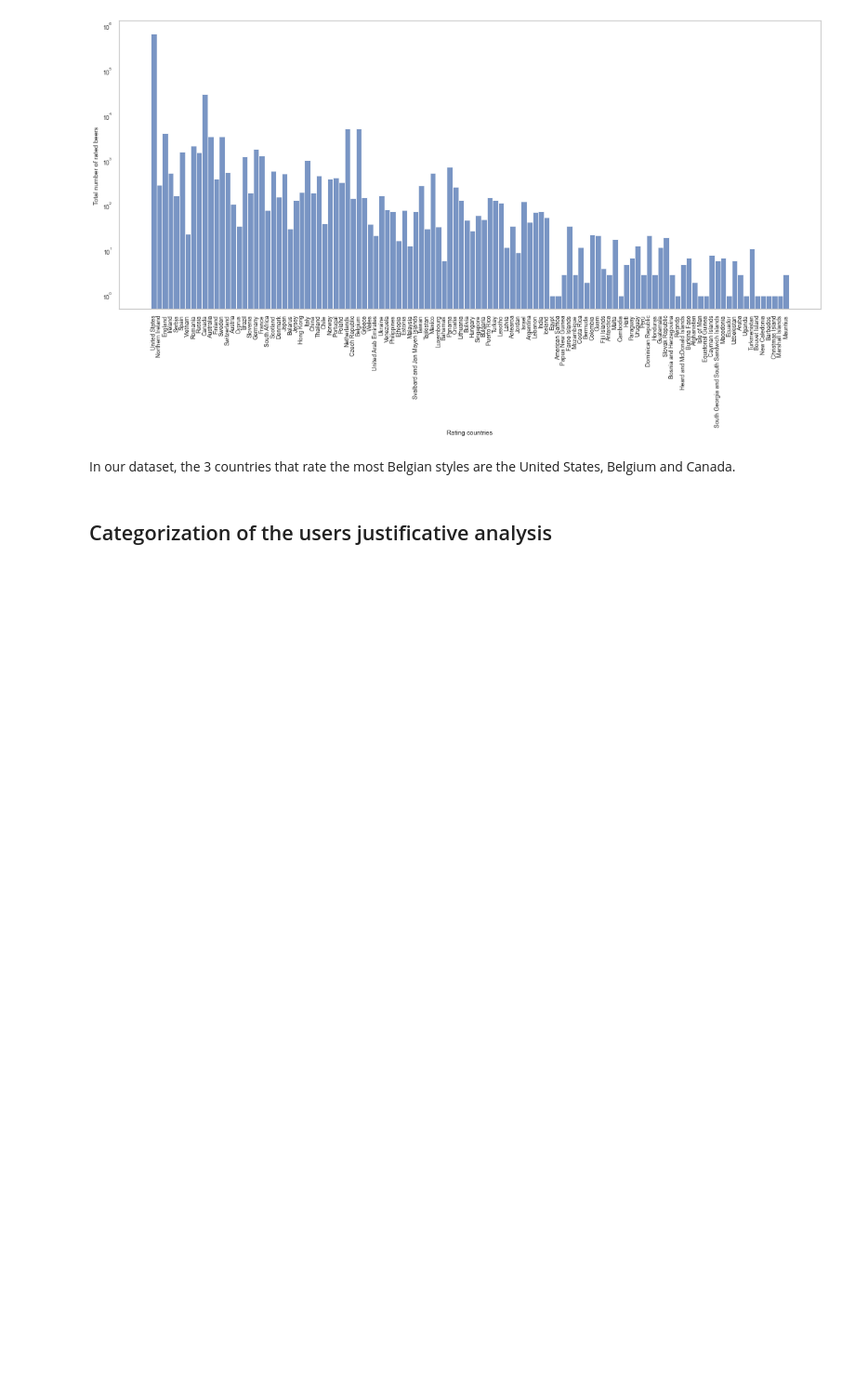
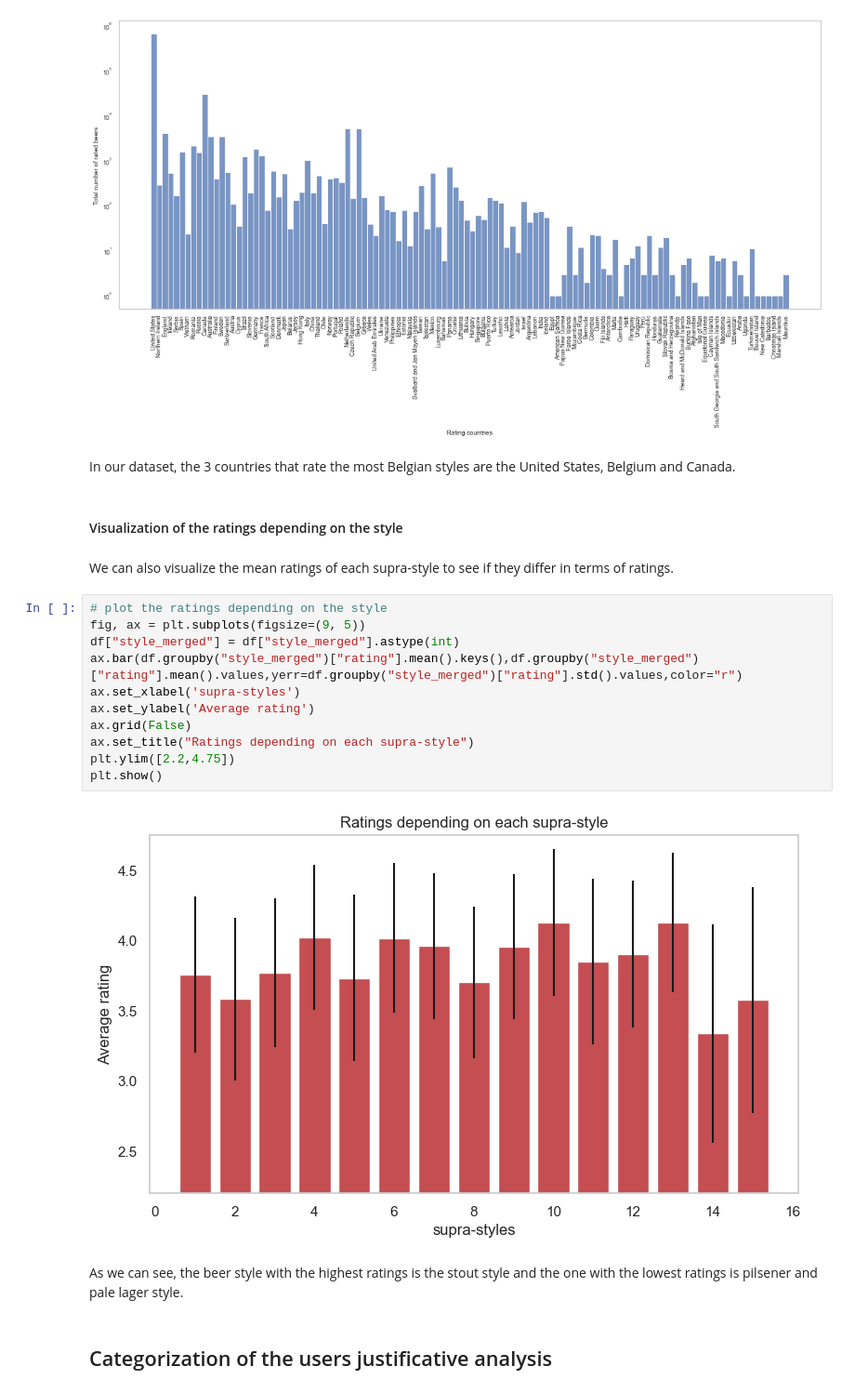
Before and after one commit to epfl-ada/ada-2022-project-toohottohoot, a Jupyter notebook: milestone 3/Final.ipynb, the cells around one changed output. Shown at 93% size. Cells and saved outputs as stored; diff of their text form; blank space fills up the shorter version.

```diff
--- a/milestone 3/Final.ipynb
+++ b/milestone 3/Final.ipynb
@@ -203,6 +204,25 @@ plt.show()
 [figure]
 # %% [markdown]
 In our dataset, the 3 countries that rate the most Belgian styles are the United States, Belgium and Canada.
+# %% [markdown]
+#### Visualization of the ratings depending on the style
+# %% [markdown]
+We can also visualize the mean ratings of each supra-style to see if they differ in terms of ratings.
+# %%
+# plot the ratings depending on the style
+fig, ax = plt.subplots(figsize=(9, 5))
+df["style_merged"] = df["style_merged"].astype(int)
+ax.bar(df.groupby("style_merged")["rating"].mean().keys(),df.groupby("style_merged")["rating"].mean().values,yerr=df.groupby("style_merged")["rating"].std().values,color="r")
+ax.set_xlabel('supra-styles')
+ax.set_ylabel('Average rating')
+ax.grid(False)
+ax.set_title("Ratings depending on each supra-style")
+plt.ylim([2.2,4.75])
+plt.show()
+# %% [output]
+[figure, added]
+# %% [markdown]
+As we can see, the beer style with the highest ratings is the stout style and the one with the lowest ratings is pilsener and pale lager style.
 # %% [markdown]
 ## Categorization of the users justificative analysis
 # %% [markdown]
```
Also changed, not shown: parts of 14 cells of this notebook.
